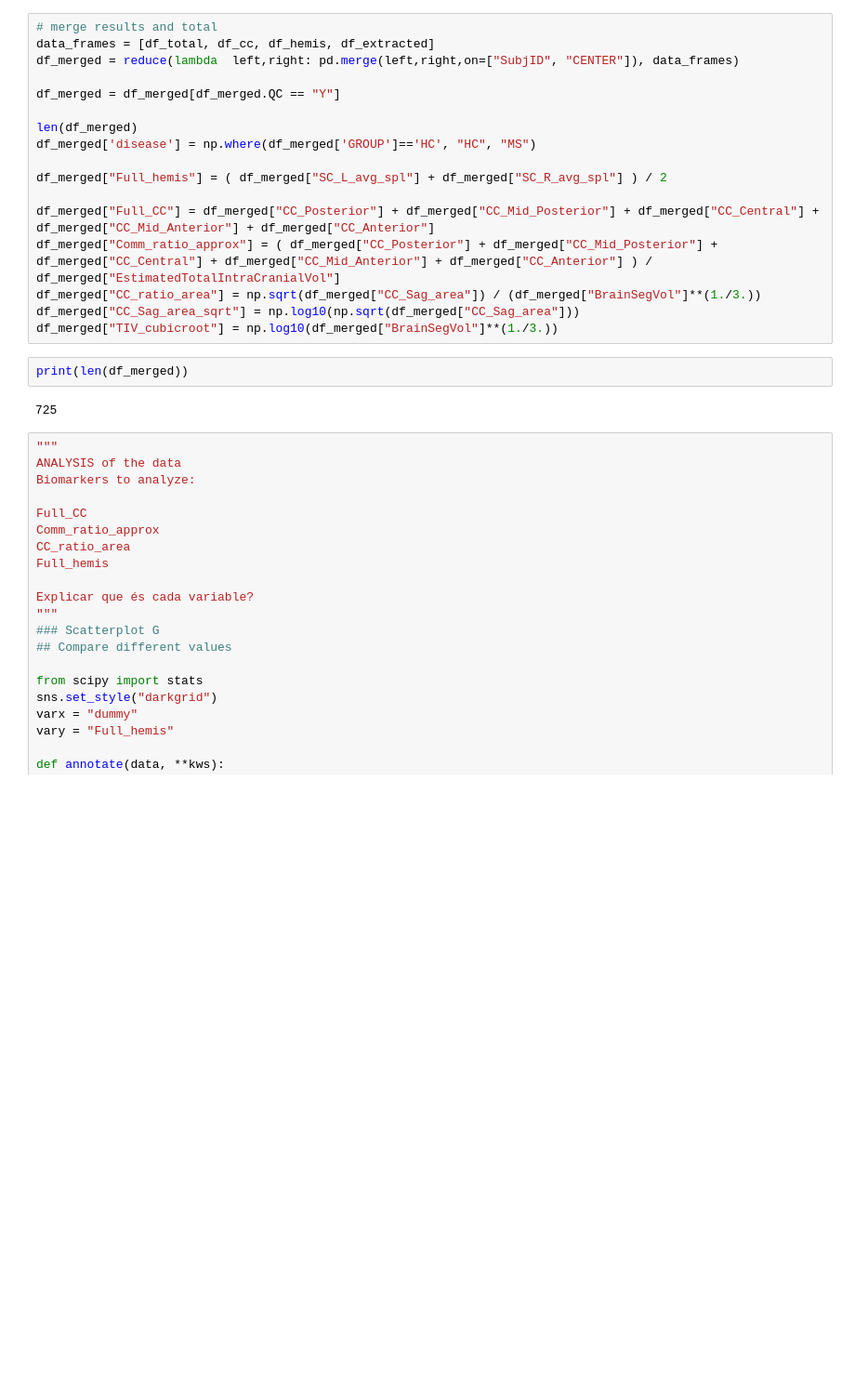
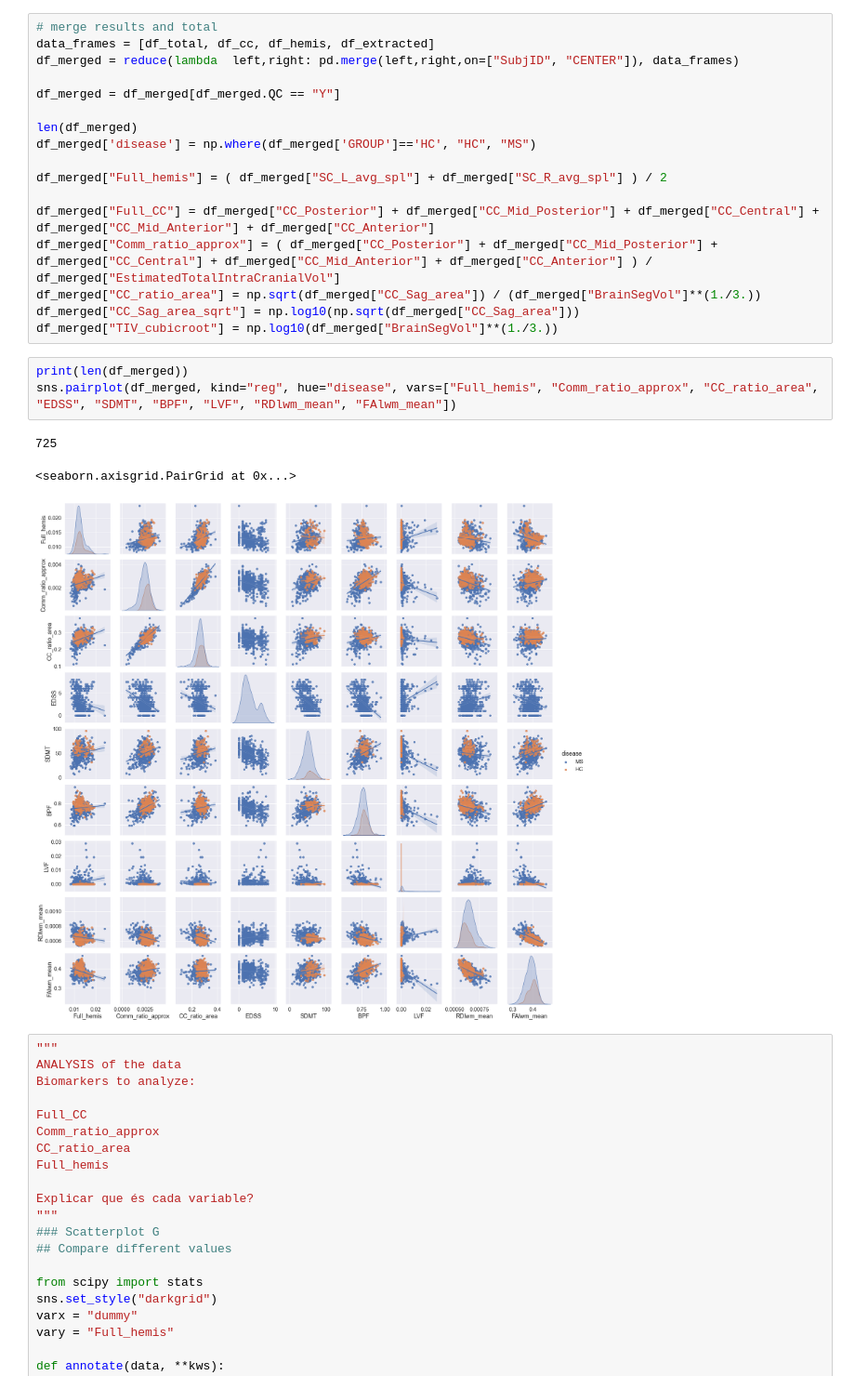
Before and after one commit to GerardMJuan/GraphNetworkMarkers, a Jupyter notebook: linear_models.ipynb, the cells around one changed output. Shown at 93% size. Drawn from its saved outputs; the diff is of its cells as text; blank space fills up the shorter version.

Commit message:
added pairplot

```diff
--- a/linear_models.ipynb
+++ b/linear_models.ipynb
@@ -45,10 +45,13 @@ df_merged["Comm_ratio_approx"] = ( df_merged["CC_Posterior"] + df_merged["CC_Mid
 df_merged["CC_ratio_area"] = np.sqrt(df_merged["CC_Sag_area"]) / (df_merged["BrainSegVol"]**(1./3.))
 df_merged["CC_Sag_area_sqrt"] = np.log10(np.sqrt(df_merged["CC_Sag_area"]))
 df_merged["TIV_cubicroot"] = np.log10(df_merged["BrainSegVol"]**(1./3.))
-# %%
-print(len(df_merged))
-# %% [output]
-725
+# %%
+print(len(df_merged))
+sns.pairplot(df_merged, kind="reg", hue="disease", vars=["Full_hemis", "Comm_ratio_approx", "CC_ratio_area", "EDSS", "SDMT", "BPF", "LVF", "RDlwm_mean", "FAlwm_mean"])
+# %% [output]
+725
+<seaborn.axisgrid.PairGrid at 0x...>
+[figure, added]
 # %%
 """
 ANALYSIS of the data
```
